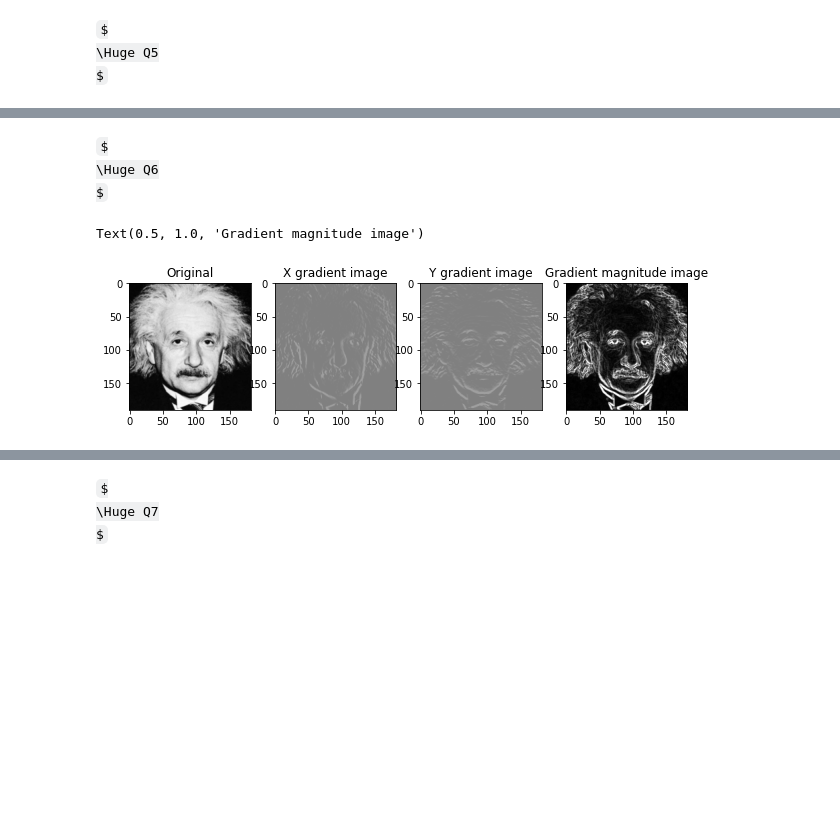
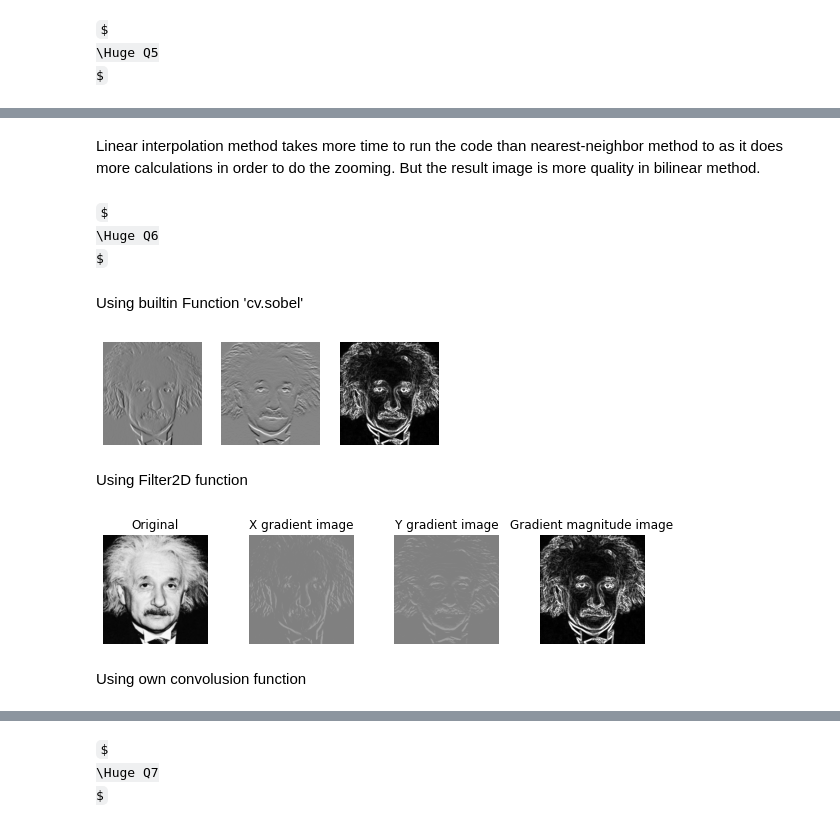
Before and after one commit to PrathapasingheSP99/Image-Processing, a Jupyter notebook: Assignment 1/Untitled.ipynb, the cells around one changed output, grey strips where cells are left out. Cells and saved outputs as stored; diff of their text form; code cells hidden in the pictures; some formulas as TeX source; blank space fills up the shorter version.

```diff
--- a/Assignment 1/Untitled.ipynb
+++ b/Assignment 1/Untitled.ipynb
@@ -195,32 +205,51 @@ ax[2].imshow(grad,cmap='gray')
+# %% [markdown]
+Linear interpolation method takes more time to run the code than nearest-neighbor method to as it does more calculations in order to do the zooming. But the result image is more quality in bilinear method.
 # %% [markdown]
 $
 \Huge Q6
 $
+# %% [markdown]
+Using builtin Function 'cv.sobel'
+# %%
+Einstein=cv.imread("einstein.png",cv.IMREAD_REDUCED_GRAYSCALE_2)
+grad_x = cv.Sobel(Einstein, cv.CV_64F, 1, 0, ksize=3)
+grad_y = cv.Sobel(Einstein, cv.CV_64F, 0, 1, ksize=3)
+abs_grad_x = cv.convertScaleAbs(grad_x)
+abs_grad_y = cv.convertScaleAbs(grad_y)
+grad = cv.addWeighted(abs_grad_x, 0.5, abs_grad_y, 0.5, 0)
+fig,ax=plt.subplots(1,3,figsize=(6,2))
+ax[0].imshow(grad_x,cmap='gray')
+ax[1].imshow(grad_y,cmap='gray')
+ax[2].imshow(grad,cmap='gray')
+for p in range(3):
+    ax[p].axis('off')
+# %% [output]
+[figure, added]
+# %% [markdown]
+Using Filter2D function
 # %%
-Einstein_p2=cv.imread("einstein.png",cv.IMREAD_REDUCED_GRAYSCALE_2)
-
+Einstein_p1=cv.imread("einstein.png",cv.IMREAD_REDUCED_GRAYSCALE_2)
 kernel_x=np.array([(1,0,-1),(2,0,-2),(1,0,-1)])
 kernel_y=np.array([(1,2,1),(0,0,0),(-1,-2,-1)])
-
-x_im=cv.filter2D(im,-1,kernel_x)
-y_im=cv.filter2D(im,-1,kernel_y)
+x_im=cv.filter2D(Einstein_p1,-1,kernel_x)
+y_im=cv.filter2D(Einstein_p1,-1,kernel_y)
 Grad_mag=cv.addWeighted(abs_grad_x, 0.5, abs_grad_y, 0.5, 0)
-
 t00='Original'
 t10='X gradient image'
 t01='Y gradient image'
 t11='Gradient magnitude image'
-
-fig,ax=plt.subplots(1,4,figsize=(10,8))
-ax[0].imshow(im,cmap='gray')
+fig,ax=plt.subplots(1,4,figsize=(10,2))
+ax[0].imshow(Einstein_p1,cmap='gray')
 ax[1].imshow(x_im,cmap='gray',vmin=-1020,vmax=1020)
 ax[2].imshow(y_im,cmap='gray',vmin=-1020,vmax=1020)
 ax[3].imshow(Grad_mag,cmap='gray')
-
 ax[0].set_title(t00)
 ax[1].set_title(t10)
 ax[2].set_title(t01)
 ax[3].set_title(t11)
+for p in range(4):
+    ax[p].axis('off')
 # %% [output]
-Text(0.5, 1.0, 'Gradient magnitude image')
-[figure, old version]
+[figure, new version]
+# %% [markdown]
+Using own convolusion function
```
Also changed, not shown: parts of 20 cells of this notebook, 6 other files.
